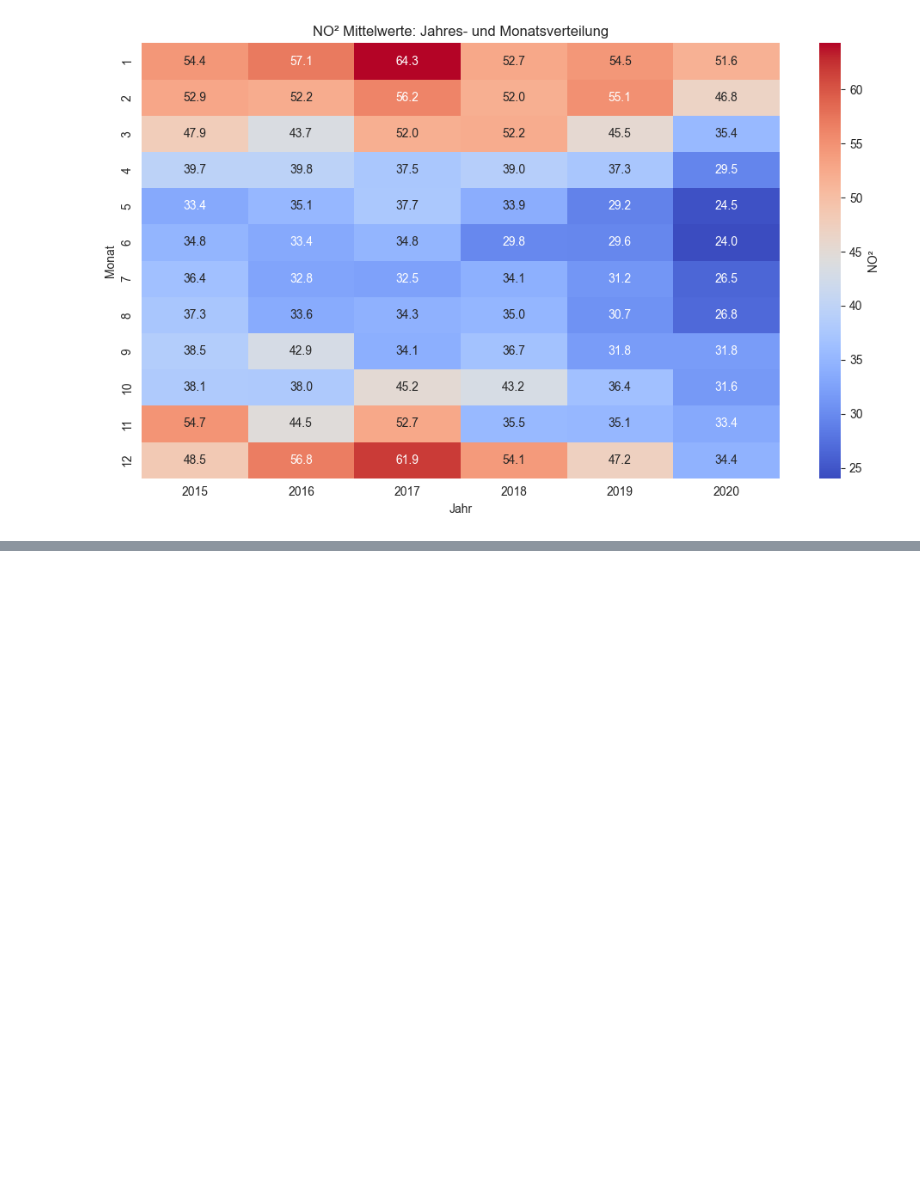
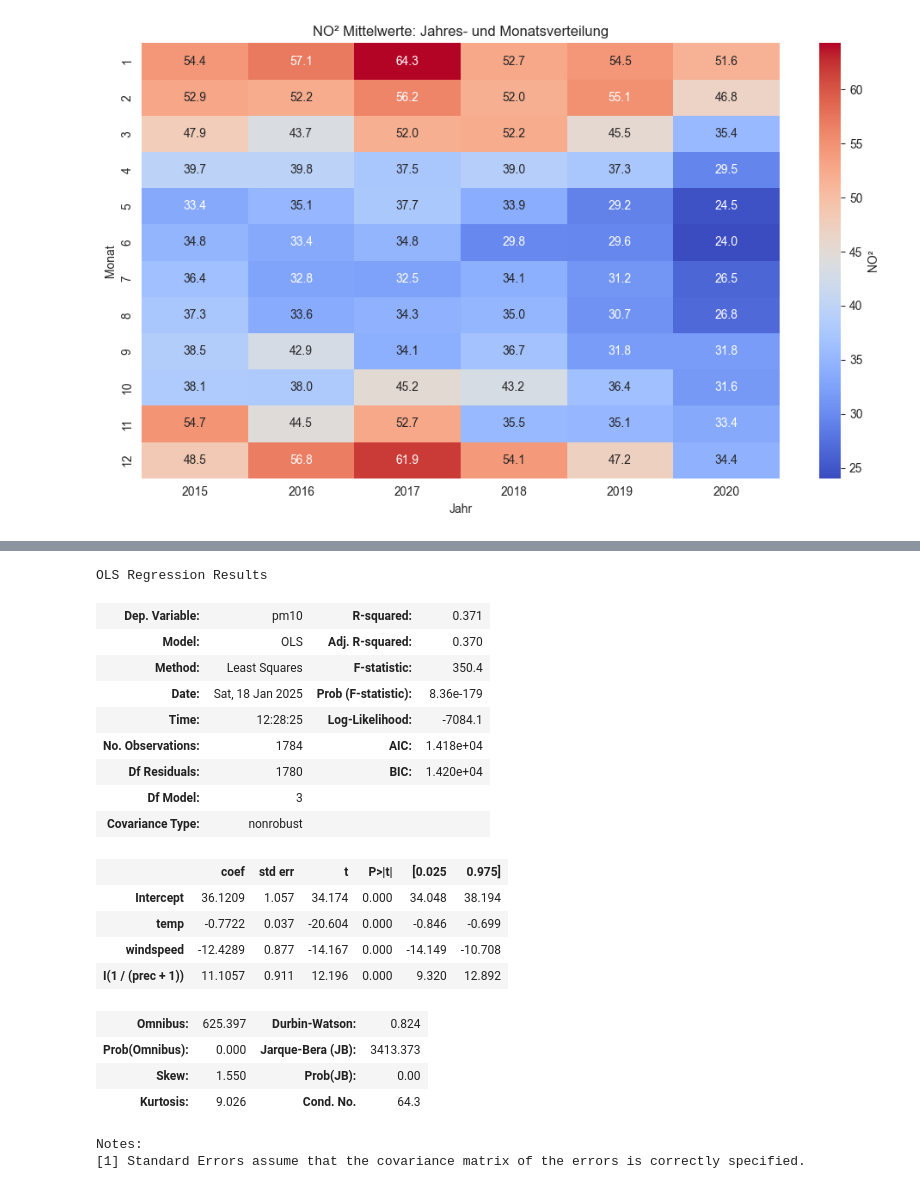
Before and after one commit to Veit-Kramer-Schoeggl/statistik_A02, a Jupyter notebook: A02-TeamA.ipynb, the cells around one changed output, grey strips where cells are left out. Cells and saved outputs as stored; diff of their text form; code cells hidden in the pictures; blank space fills up the shorter version.

Commit message:
finished ols regression analysis

```diff
--- a/A02-TeamA.ipynb
+++ b/A02-TeamA.ipynb
@@ -294,3 +385,28 @@ prec             5738.816859     1.0   33.272321  9.428879e-09
 windspeed       12403.623246     1.0   71.913314  4.655909e-17
 peak_velocity     627.977054     1.0    3.640864  5.653858e-02
 Residual       306669.806599  1778.0         NaN           NaN
+# %%
+regression_modell = smf.ols("pm10 ~ temp + windspeed + I(1 / (prec + 1))", data=train_df).fit()
+regression_modell.summary()
+# %% [output]
+OLS Regression Results
+| Dep. Variable: | pm10 | R-squared: | 0.371 |
+| Model: | OLS | Adj. R-squared: | 0.370 |
+| Method: | Least Squares | F-statistic: | 350.4 |
+| Date: | Sat, 18 Jan 2025 | Prob (F-statistic): | 8.36e-179 |
+| Time: | 12:28:25 | Log-Likelihood: | -7084.1 |
+| No. Observations: | 1784 | AIC: | 1.418e+04 |
+| Df Residuals: | 1780 | BIC: | 1.420e+04 |
+| Df Model: | 3 |  |  |
+| Covariance Type: | nonrobust |  |  |
+|  | coef | std err | t | P>|t| | [0.025 | 0.975] |
+| Intercept | 36.1209 | 1.057 | 34.174 | 0.000 | 34.048 | 38.194 |
+| temp | -0.7722 | 0.037 | -20.604 | 0.000 | -0.846 | -0.699 |
+| windspeed | -12.4289 | 0.877 | -14.167 | 0.000 | -14.149 | -10.708 |
+| I(1 / (prec + 1)) | 11.1057 | 0.911 | 12.196 | 0.000 | 9.320 | 12.892 |
+| Omnibus: | 625.397 | Durbin-Watson: | 0.824 |
+| Prob(Omnibus): | 0.000 | Jarque-Bera (JB): | 3413.373 |
+| Skew: | 1.550 | Prob(JB): | 0.00 |
+| Kurtosis: | 9.026 | Cond. No. | 64.3 |
+Notes:
+[1] Standard Errors assume that the covariance matrix of the errors is correctly specified.
```
Also changed, not shown: parts of 9 cells of this notebook, 1 other file.
